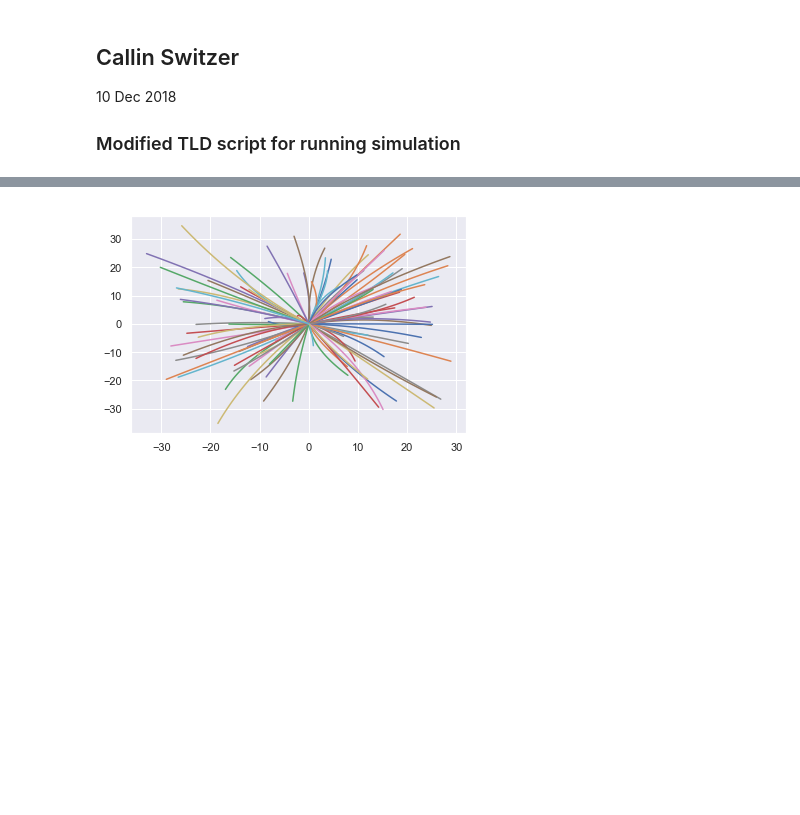
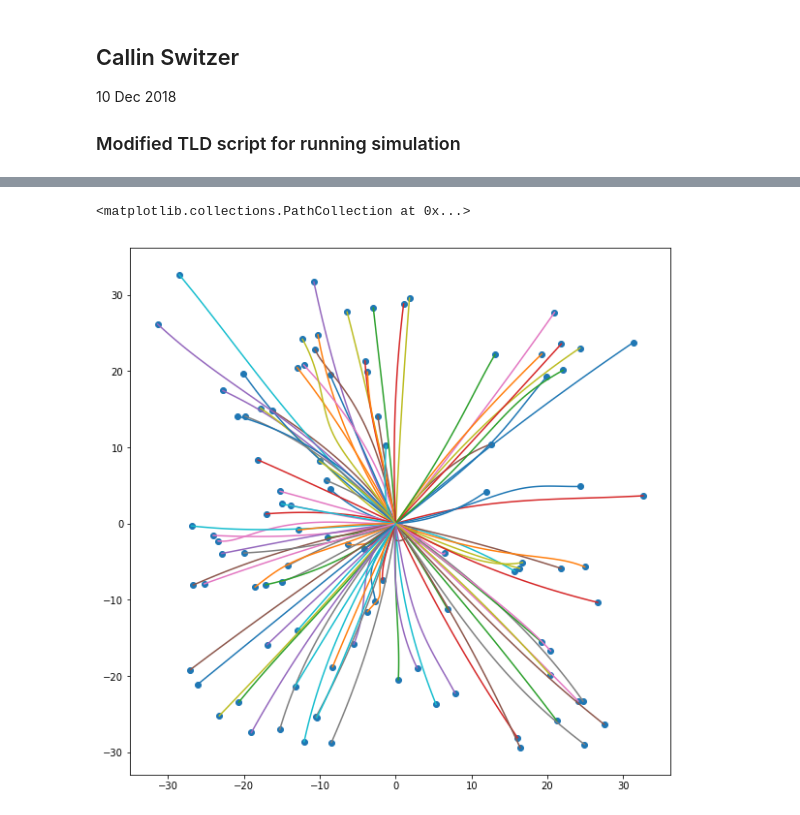
Before and after one commit to nifti-coe/ODE_Python, a Jupyter notebook: 002_RunSimulation_loop.ipynb, the cells around one changed output, grey strips where cells are left out. Drawn from its saved outputs; the diff is of its cells as text; code cells hidden in the pictures; blank space fills up the shorter version.

Commit message:
made visualization

```diff
--- a/002_RunSimulation_loop.ipynb
+++ b/002_RunSimulation_loop.ipynb
@@ -173,7 +50,7 @@ thetad = np.array(state[:,[5]])
 phi = np.array(state[:,[6]])
 phid = np.array(state[:,[7]])
 #  And let's just plot it all
-sns.set()
+# sns.set()
 plt.figure()
 plt.plot(t,xd, label = 'Ux vs time')
 plt.plot(t,yd, label = 'Uy vs time')
@@ -204,6 +81,9 @@ x[-1], xd[-1], y[-1], yd[-1], theta[-1], phi[-1] # this checks out
 # x,xd,y,yd,
 # theta,thetad,phi,phid,
 # F, alpha, tau0
+
+np.random.seed(seed=123)
+
 ranges = np.array([[0, 0], [-1500, 1500], [0, 0], [-1500, 1500],
                    [0, 2*np.pi], [-25, 25], [0, 2*np.pi], [-25, 25],
                   [0, 44300], [0, 2*np.pi], [-100000, 100000]])
@@ -213,7 +93,7 @@ t = np.linspace(0, 0.02, num = 100, endpoint = False) # time cut into 100 timest
 nrun = 100  #number of trajectories.
 
 # initialize the matrix of 0's
-zeroMatrix = np.zeros([nstep, nrun])
+zeroMatrix = np.zeros([nrun, nstep])
 x,      xd,    y,   yd, \
 theta, thetad, phi, phid = [zeroMatrix.copy() for ii in
                                 range(len([ "x",     "xd",     "y", "yd",
@@ -221,7 +101,7 @@ theta, thetad, phi, phid = [zeroMatrix.copy() for ii in
 
 # generate random initial conditions for state 0
 state0 = np.random.uniform(ranges[:, 0], ranges[:, 1],
-                           size=(nrun, ranges.shape[0]))
+                           size=(nrun, ranges.shape[0]), )
 
 # loop through all the runs
 for i in range(0,nrun):
@@ -237,6 +117,11 @@ elapsed time =  2.109321355819702
 # %%
-plt.figure()
+plt.figure(figsize = [10,10])
+plt.axes().set_aspect('equal', 'datalim')
 for i in range(0,nrun):
     plt.plot(x[i, :],y[i, :], label = 'trajectory x vs y')
+
+
+plt.scatter(x[:,-1:][:,0], y[:,-1:][:,0])
 # %% [output]
+<matplotlib.collections.PathCollection at 0x...>
-[figure, old version]
+[figure, new version]
```
Also changed, not shown: parts of 33 cells of this notebook, 1 other file.
